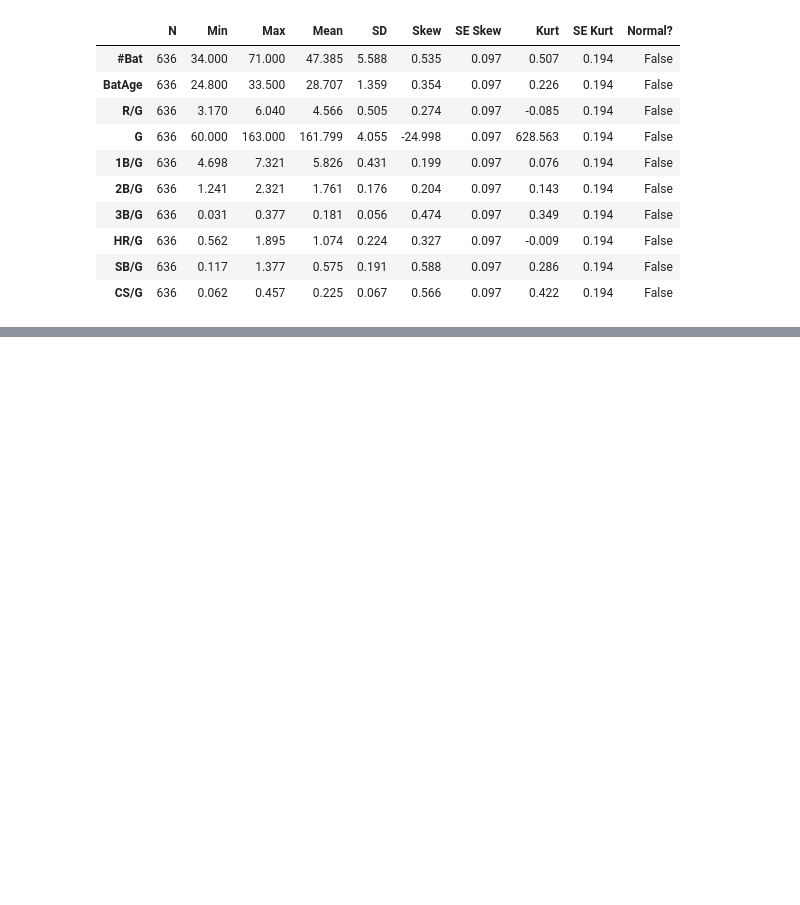
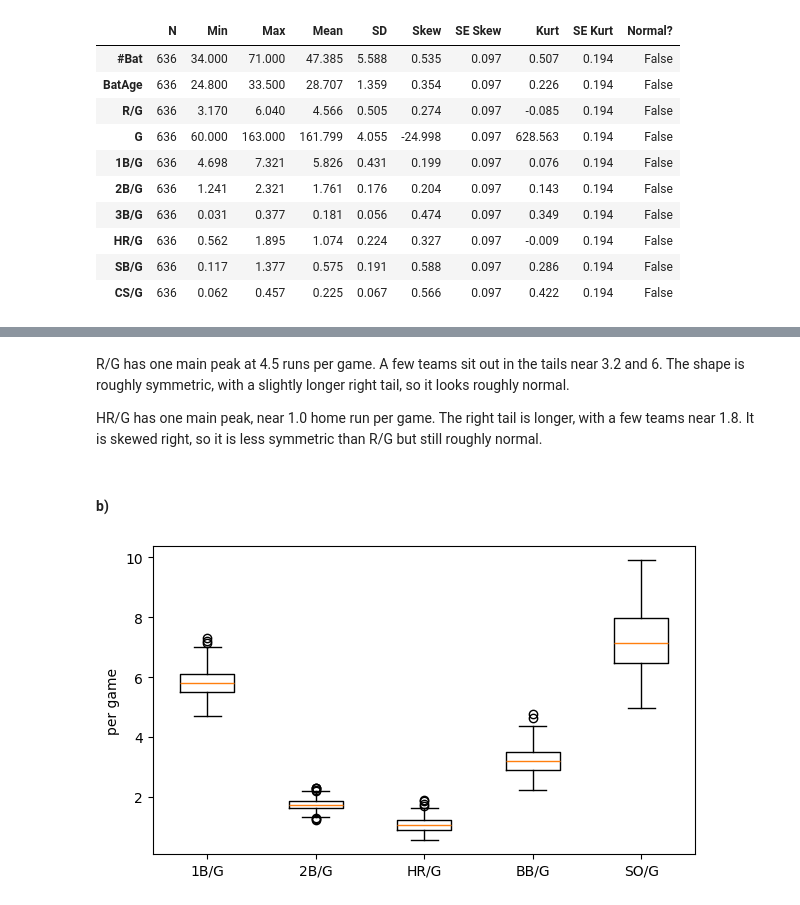
Before and after one commit to eltonneman/math4581_computer_lab, a Jupyter notebook: teamstats_report.ipynb, the cells around one changed output, grey strips where cells are left out. Saved outputs shown, nothing was run; the diff lists cells and outputs as text; code cells hidden in the pictures; blank space fills up the shorter version.

```diff
--- a/teamstats_report.ipynb
+++ b/teamstats_report.ipynb
@@ -32,0 +68,15 @@ display(t.round(3))
+# %% [markdown]
+R/G has one main peak at 4.5 runs per game. A few teams sit out in the tails near 3.2 and 6. The shape is roughly symmetric, with a slightly longer right tail, so it looks roughly normal.
+
+HR/G has one main peak, near 1.0 home run per game. The right tail is longer, with a few teams near 1.8. It is skewed right, so it is less symmetric than R/G but still roughly normal.
+# %% [markdown]
+#### b)
+# %%
+# boxplots of separate variables on one scale
+cols = ["1B/G", "2B/G", "HR/G", "BB/G", "SO/G"]
+plt.figure(figsize=(7, 4))
+plt.boxplot([df[c].dropna() for c in cols], tick_labels=cols)
+plt.ylabel("per game")
+plt.show()
+# %% [output]
+[figure, added]
```
Also changed, not shown: parts of 8 cells of this notebook.
